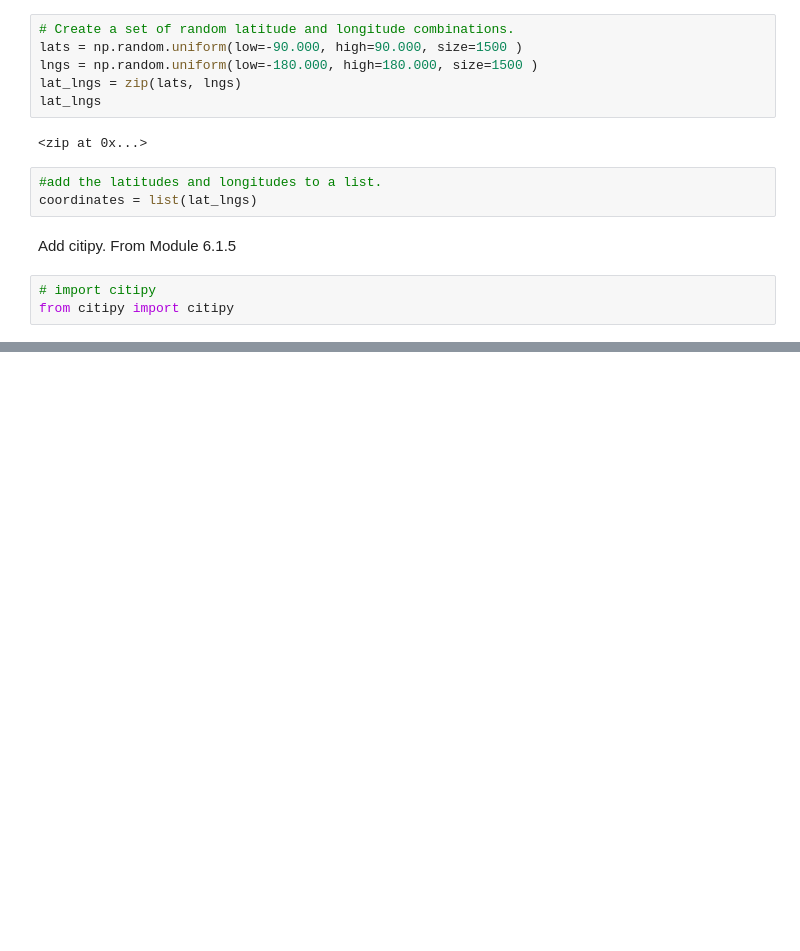
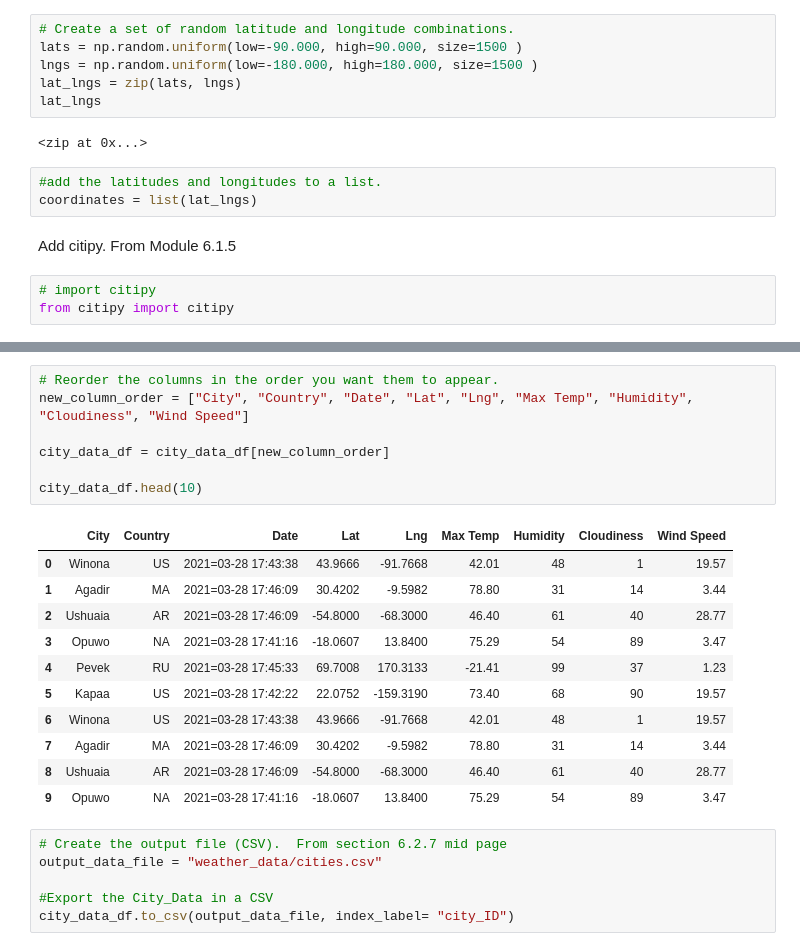
Before and after one commit to SailFish17/World_Weather_Analysis, a Jupyter notebook: WeatherPy.ipynb, the cells around one changed output, grey strips where cells are left out. Cells and saved outputs as stored; diff of their text form; blank space fills up the shorter version.

```diff
--- a/WeatherPy.ipynb
+++ b/WeatherPy.ipynb
@@ -141,0 +313,25 @@ len(cities)
+# %%
+# Reorder the columns in the order you want them to appear.
+new_column_order = ["City", "Country", "Date", "Lat", "Lng", "Max Temp", "Humidity", "Cloudiness", "Wind Speed"]
+
+city_data_df = city_data_df[new_column_order]
+
+city_data_df.head(10)
+# %% [output]
+|  | City | Country | Date | Lat | Lng | Max Temp | Humidity | Cloudiness | Wind Speed |
+| 0 | Winona | US | 2021=03-28 17:43:38 | 43.9666 | -91.7668 | 42.01 | 48 | 1 | 19.57 |
+| 1 | Agadir | MA | 2021=03-28 17:46:09 | 30.4202 | -9.5982 | 78.80 | 31 | 14 | 3.44 |
+| 2 | Ushuaia | AR | 2021=03-28 17:46:09 | -54.8000 | -68.3000 | 46.40 | 61 | 40 | 28.77 |
+| 3 | Opuwo | NA | 2021=03-28 17:41:16 | -18.0607 | 13.8400 | 75.29 | 54 | 89 | 3.47 |
+| 4 | Pevek | RU | 2021=03-28 17:45:33 | 69.7008 | 170.3133 | -21.41 | 99 | 37 | 1.23 |
+| 5 | Kapaa | US | 2021=03-28 17:42:22 | 22.0752 | -159.3190 | 73.40 | 68 | 90 | 19.57 |
+| 6 | Winona | US | 2021=03-28 17:43:38 | 43.9666 | -91.7668 | 42.01 | 48 | 1 | 19.57 |
+| 7 | Agadir | MA | 2021=03-28 17:46:09 | 30.4202 | -9.5982 | 78.80 | 31 | 14 | 3.44 |
+| 8 | Ushuaia | AR | 2021=03-28 17:46:09 | -54.8000 | -68.3000 | 46.40 | 61 | 40 | 28.77 |
+| 9 | Opuwo | NA | 2021=03-28 17:41:16 | -18.0607 | 13.8400 | 75.29 | 54 | 89 | 3.47 |
+# %%
+# Create the output file (CSV).  From section 6.2.7 mid page
+output_data_file = "weather_data/cities.csv"
+
+#Export the City_Data in a CSV
+city_data_df.to_csv(output_data_file, index_label= "city_ID")
```
Also changed, not shown: parts of 10 cells of this notebook, 2 other files.
